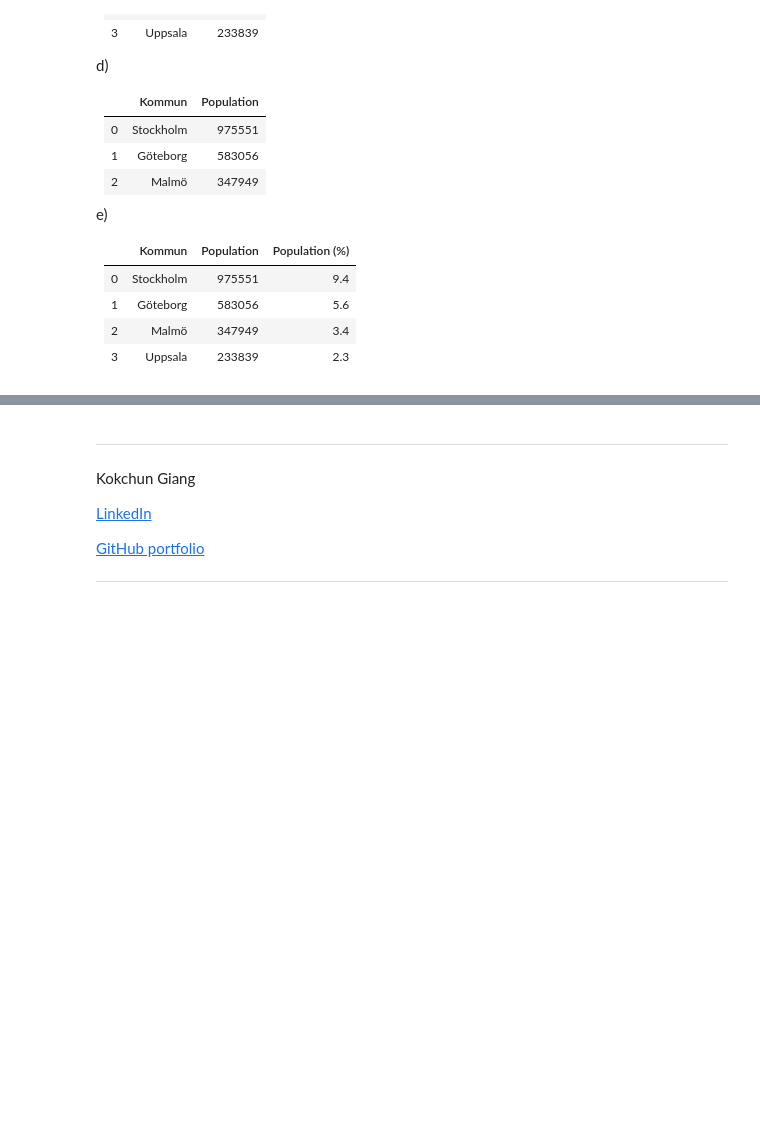
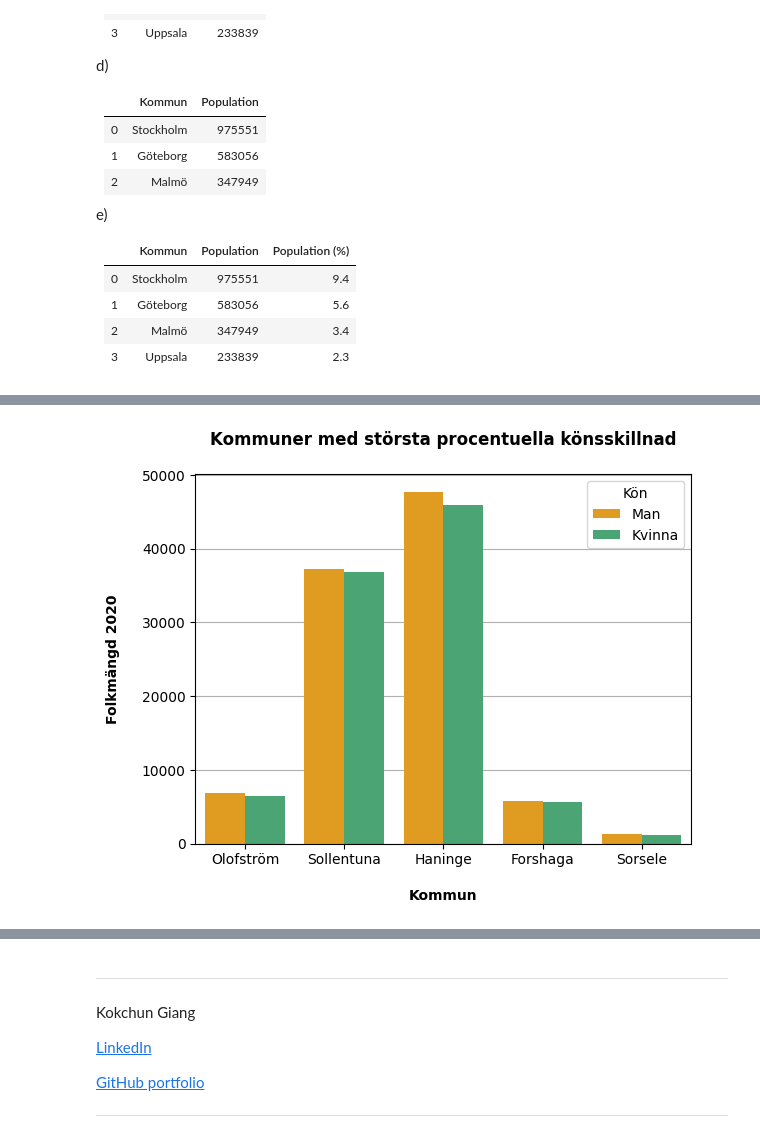
Before and after one commit to AlbotGoodman/databehandling-albot, a Jupyter notebook: Exercises/E00_pandas_basic_syntax.ipynb, the cells around one changed output, grey strips where cells are left out. Drawn from its saved outputs; the diff is of its cells as text; code cells hidden in the pictures; folded sections open; blank space fills up the shorter version.

```diff
--- a/Exercises/E00_pandas_basic_syntax.ipynb
+++ b/Exercises/E00_pandas_basic_syntax.ipynb
@@ -450,27 +450,67 @@ tot = tot.rename(columns={"Folkmängd 2020": "Total Pop 2020",
 
 # 3.d)
 swe = sex.merge(tot, on="Kommun")
-swe = swe.sort_values(by="Folkmängd 2020", ascending=False)
+swe = swe.sort_values(by=["Total Pop 2020", "Folkmängd 2020"], ascending=[False, False])
 # print("Exercise 3.d)")
 # display(swe.head(15))
 
 # 3.e)
 def E00_3_e(df):
-    plt.figure(figsize=(14, 8))
-    sns.barplot(data=df, x="Folkmängd 2020", y="Kommun", hue="Kön", zorder=2)
-    plt.title("Population by Gender and Municipality\n")
-    plt.ylabel("Municipality\n")
-    plt.xlabel("\nPopulation 2020")
+    pal = {"Kvinna": "mediumseagreen", "Man": "orange"}
+    plt.figure(figsize=(14, 8)) # depending on the size, perhaps other sizes can be set proportionally and dynamically?
+    ax = sns.barplot(data=df, x="Folkmängd 2020", y="Kommun", hue="Kön", palette=pal, zorder=2)
+    plt.title("Population by Gender and Municipality\n", fontsize=18, fontweight="bold")
+    plt.ylabel("Municipality\n", fontsize=12, fontweight="bold")
+    plt.xlabel("\nPopulation 2020", fontsize=12, fontweight="bold")
     plt.legend(title="Gender")
     plt.grid(axis='x', zorder=1)
+    for container in ax.containers:
+        ax.bar_label(container, fmt="%.0f", label_type="edge", padding=-60, color="white", fontsize=12, fontweight="bold")
     plt.show()
 
 
 swe_10largest = swe.iloc[:20]
 swe_10smallest = swe.iloc[-20:]
 
-display(swe_10smallest)
+# E00_3_e(swe_10largest)
+# E00_3_e(swe_10smallest)
 
-# E00_3_e(swe_10largest)
-# E00_3_e(swe_10smallest)     # missing values and not the same colours for genders
+# 3.f)
+pop20 = swe["Folkmängd 2020"].sum()
+pop_sex = swe.groupby("Kön")["Folkmängd 2020"].sum()
+gender_percentage = (pop_sex / pop20 * 100).round(5)
+pal = sns.color_palette("Set2")
+lbl = gender_percentage.index
+vls = gender_percentage.values
+
+def E00_3_f():
+    plt.pie(vls, labels=["Kvinnor","Män"], colors=pal, autopct='%.2f %%', startangle=90)
+    plt.title("Gender Distribution in Sweden, 2020\n", fontsize=15, fontweight="bold")
+    plt.show()
+
+
+# E00_3_f()
+
+# 3.g)
+# barplot, five largest differences between genders, 2020
+dif = swe[["Folkmängd 2020", "Kön", "Total Pop 2020"]]
+dif = dif.sort_values(by=["Total Pop 2020", "Folkmängd 2020"], ascending=[False, False])
+dif_piv = dif.pivot_table(index="Kommun", columns="Kön", values="Folkmängd 2020")
+value290 = [abs(np.divide((k - m), (k + m))) for k, m in zip(dif_piv["Kvinna"], dif_piv["Man"])]
+value580 = [i for i in value290 for y in range(2)]
+dif["Könsskillnad"] = value580
+dif = dif.sort_values(by="Könsskillnad", ascending=False)
+dif_5largest = dif.iloc[:10]
+
+def E00_3_g(df):
+    pal = {"Kvinna": "mediumseagreen", "Man": "orange"}
+    sns.barplot(data=df, y="Folkmängd 2020", x="Kommun", hue="Kön", palette=pal, zorder=2)
+    plt.title("Kommuner med största procentuella könsskillnad\n", fontweight="bold")
+    plt.ylabel("Folkmängd 2020\n", fontweight="bold")
+    plt.xlabel("\nKommun", fontweight="bold")
+    plt.grid(axis="y", zorder=1)
+    plt.show()
+
+
+E00_3_g(dif_5largest)
 # %% [output]
@@ -494,0 +517 @@ display(swe_10smallest)
+[figure, added]
```
Also changed, not shown: parts of 2 cells of this notebook.
